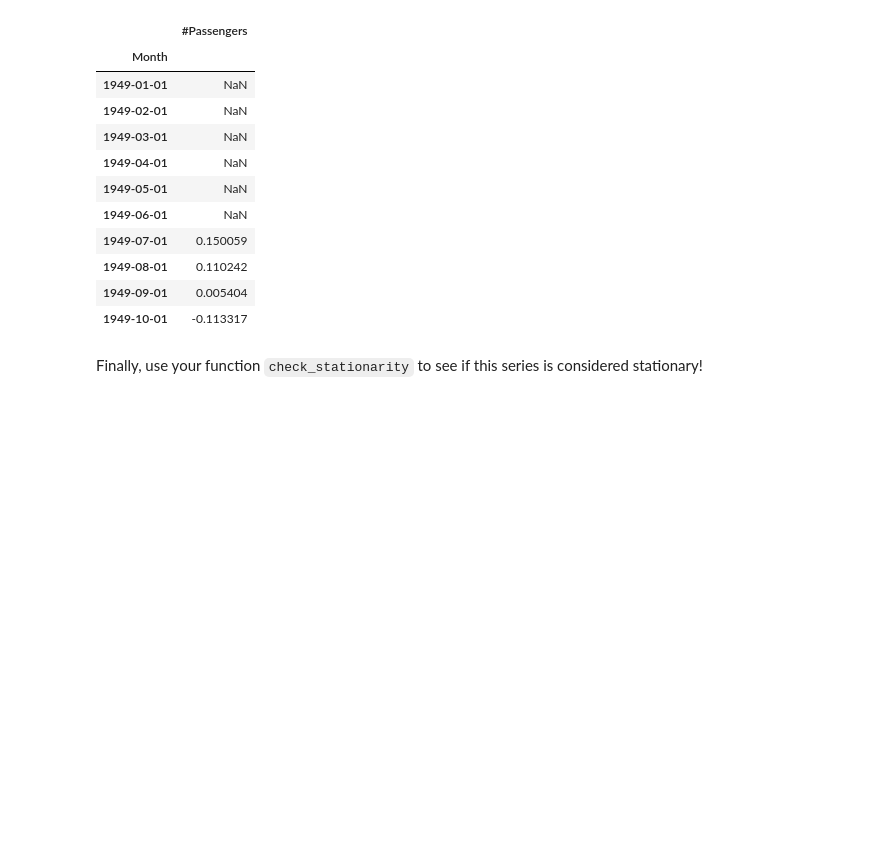
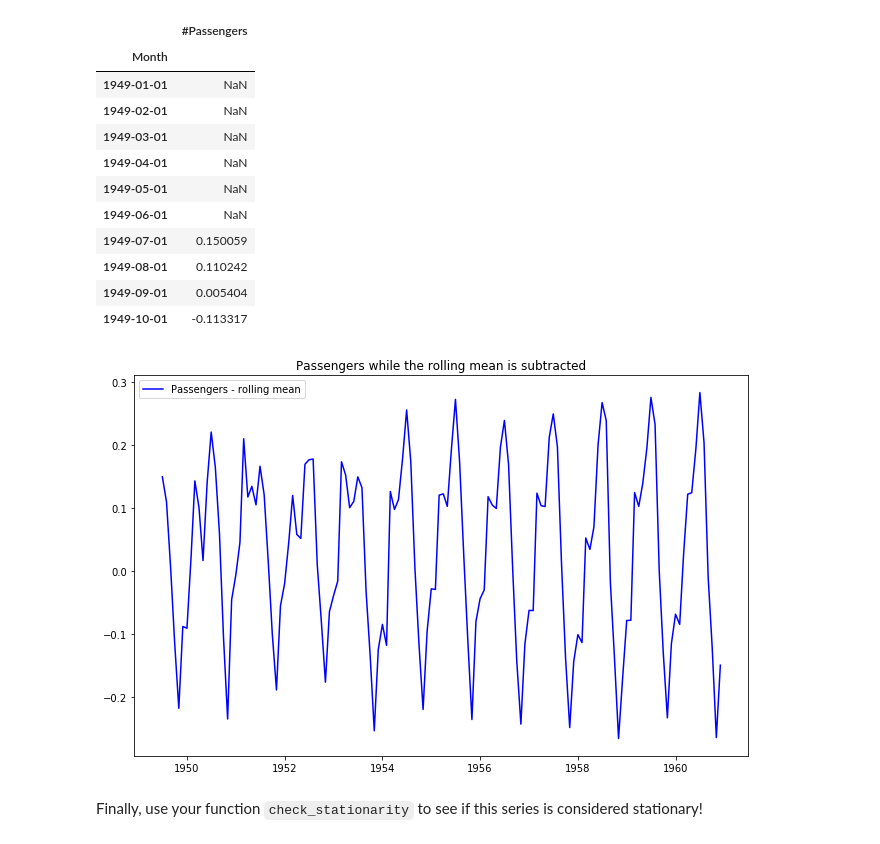
Before and after one commit to ColinFangshu/dsc-removing-trends-lab-seattle-ds-career-051319, a Jupyter notebook: index.ipynb, the cells around one changed output. Drawn from its saved outputs; the diff is of its cells as text; code cells hidden in the pictures; blank space fills up the shorter version.

```diff
--- a/index.ipynb
+++ b/index.ipynb
@@ -174,3 +172,12 @@ data_minus_rolmean.dropna(inplace=True)
+# %%
+# Plot the result
+fig = plt.figure(figsize=(11,7))
+plt.plot(data_minus_rolmean, color='blue',label='Passengers - rolling mean')
+plt.legend(loc='best')
+plt.title('Passengers while the rolling mean is subtracted')
+plt.show(block=False)
+# %% [output]
+[figure, added]
 # %% [markdown]
 Finally, use your function `check_stationarity` to see if this series is considered stationary!
 # %%
```
Also changed, not shown: parts of 1 cell of this notebook.
